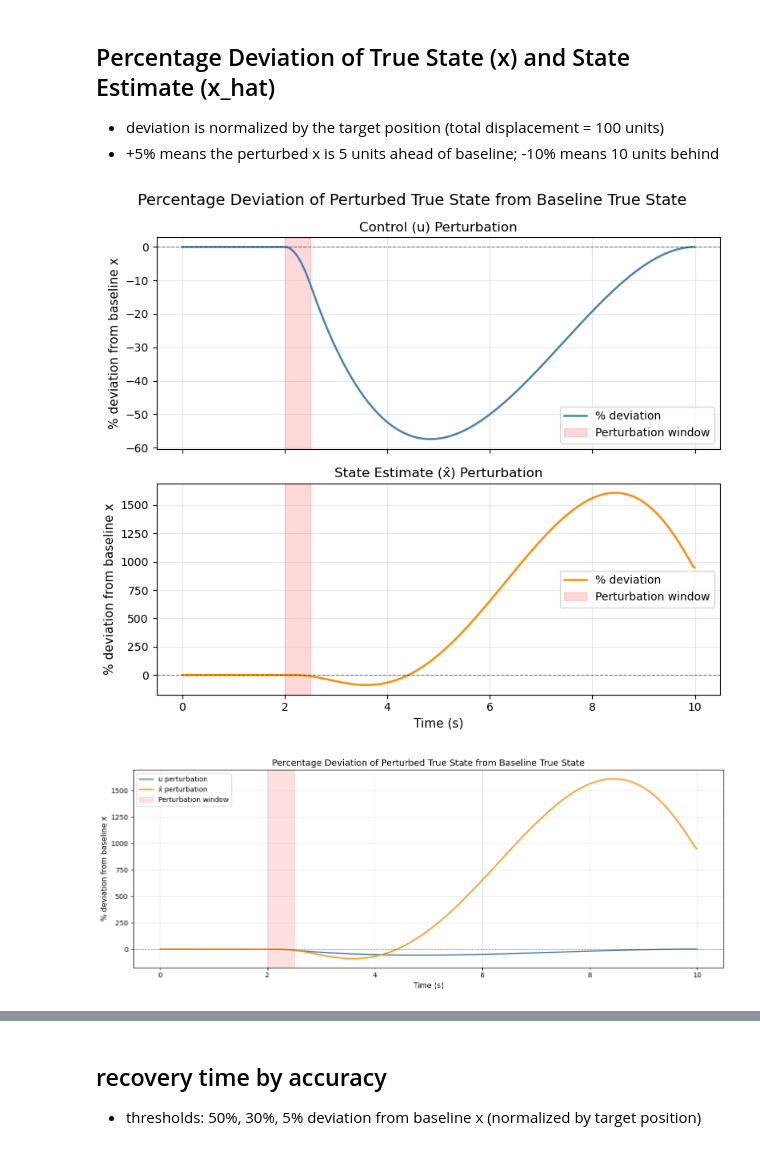
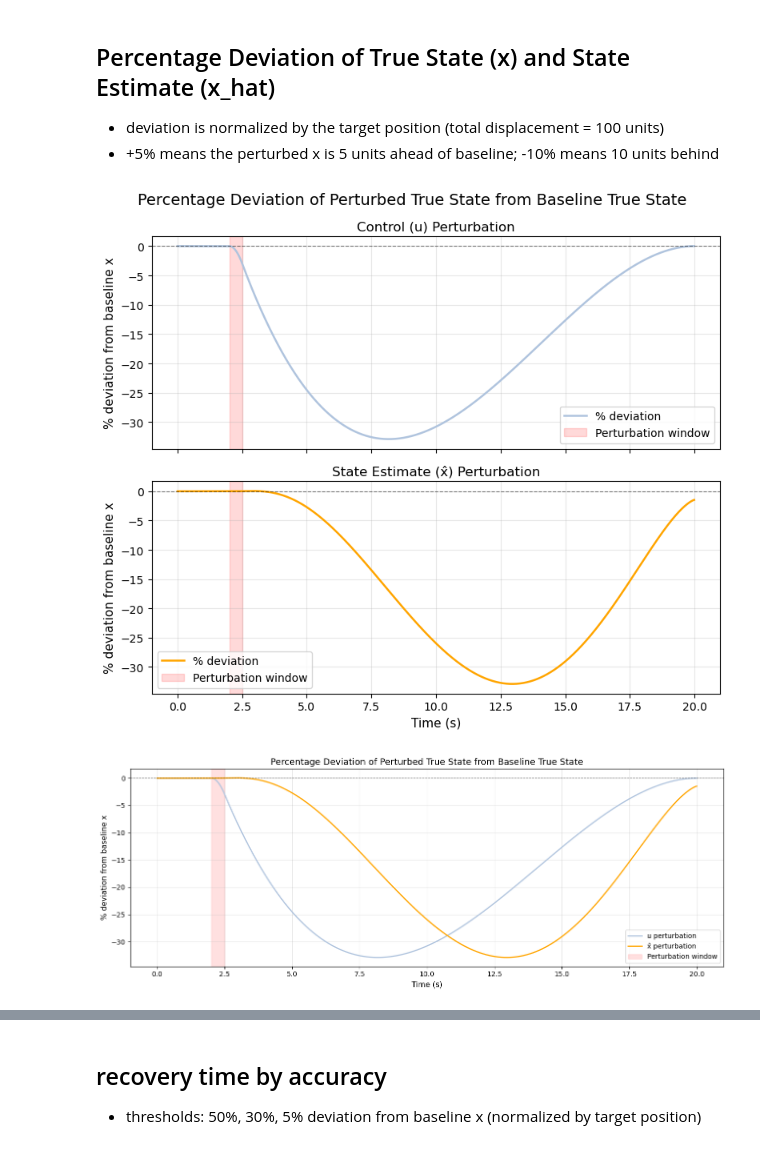
Before and after one commit to emilyekstrum/cerebellar_LQG_control, a Jupyter notebook: notebooks/lqg_model_1d.ipynb, the cells around one changed output, grey strips where cells are left out. Saved outputs shown, nothing was run; the diff lists cells and outputs as text; code cells hidden in the pictures.

Commit message:
update pertubation sign on x_hat

```diff
--- a/notebooks/lqg_model_1d.ipynb
+++ b/notebooks/lqg_model_1d.ipynb
@@ -16,7 +16,7 @@ from model import lqg_model
 ## Initialize LQG Model with Parameters
 # %%
 # define horizon (number of time steps)
-horizon = 1000
+horizon = 2000
 
 # target position
 T_p = 100
@@ -185,7 +185,7 @@ perturbation_end = 250
 
 # per-dimension control perturbation magnitude
 # 1D model: single acceleration axis (ax)
-u_pert_magnitude = -100  # ax perturbation
+u_pert_magnitude = -25 # ax perturbation
 
 # same noise as baseline for comparison
 v_noise = baseline_data['noise']['v']
@@ -278,14 +278,12 @@ from scipy.optimize import brentq
 xhat_pulse_duration = 50
 _xhat_pulse_end = min(perturbation_start + xhat_pulse_duration, horizon)
 
-# calibrate xhat perturbation magnitude to match target |x deviation| at perturbation_end
-target_x_dev_mag = abs(x_u_pert[perturbation_end] - x_baseline[perturbation_end])
-print(f"Target |x deviation| at t={perturbation_end}: {target_x_dev_mag:.4f}  (from u perturbation)")
-print(f"  u perturbation x dev: {x_u_pert[perturbation_end] - x_baseline[perturbation_end]:.4f}  (negative: x fell behind)")
+# calibrate xhat perturbation so peak |x deviation from baseline| matches u perturbation's peak
+target_x_dev_mag = np.max(np.abs(x_u_pert - x_baseline))
+print(f"Target peak |x deviation|: {target_x_dev_mag:.4f}  (peak of u perturbation)")
 
 def _simulate_xhat_pert(offset):
     """run xhat perturbation for a given per-step position bias; return (x_arr, xhat_arr)."""
-
     v_n = baseline_data['noise']['v']
     w_n = baseline_data['noise']['w']
     tgt = np.matrix([[T_p], [T_v]])
@@ -306,7 +304,6 @@ def _simulate_xhat_pert(offset):
         y_tilde   = y - C * xhat_pred
         xhat_next = xhat_pred + lqg_baseline.var['L'][t] * y_tilde
 
-        # apply position offset during pulse window - simulates xhat bias in same direction as u perturbation
         if perturbation_start <= (t + 1) < _xhat_pulse_end:
             xhat_next[0, 0] += offset
 
@@ -320,33 +317,22 @@ def _simulate_xhat_pert(offset):
     return x_arr, xhat_arr
 
 def _deviation_diff(offset):
-    """|x dev| at perturbation_end minus target magnitude; zero when calibrated."""
-
+    """peak |x dev from baseline| after perturbation ends minus target; zero when calibrated."""
     x_arr, _ = _simulate_xhat_pert(offset)
-    # deviation magnitude at perturbation_end
-    dev_mag = abs(x_arr[perturbation_end] - x_baseline[perturbation_end])
+    dev_mag = np.max(np.abs(x_arr[perturbation_end:] - x_baseline[perturbation_end:]))
     return dev_mag - target_x_dev_mag
 
-# Check function values at bounds to ensure they have opposite signs
 f_a = _deviation_diff(-500.0)
 f_b = _deviation_diff(-0.001)
-
 print(f"\nBracket check: f(-500.0) = {f_a:.6f}, f(-0.001) = {f_b:.6f}")
 
 if f_a * f_b < 0:
-    # Opposite signs: root exists, use brentq
     xhat_position_offset = brentq(_deviation_diff, -500.0, -0.001, xtol=1e-6)
 else:
-    # Same sign: try wider bounds
-    f_c = _deviation_diff(-1000.0)
-    if f_c * f_b < 0:
-        xhat_position_offset = brentq(_deviation_diff, -1000.0, -0.001, xtol=1e-6)
-    else:
-        # If still no root, use the offset that minimizes the difference
-        print("No sign change in bracket. Using offset that minimizes deviation difference.")
-        from scipy.optimize import minimize_scalar
-        result = minimize_scalar(lambda x: abs(_deviation_diff(x)), bounds=(-1000.0, -0.001), method='bounded')
-        xhat_position_offset = result.x
+    from scipy.optimize import minimize_scalar
+    print("No sign change in bracket. Using offset that minimizes deviation difference.")
+    result = minimize_scalar(lambda x: abs(_deviation_diff(x)), bounds=(-1000.0, -0.001), method='bounded')
+    xhat_position_offset = result.x
 
 print(f"\nCalibrated xhat position offset: {xhat_position_offset:.4f}")
 # %% [output]
@@ -406,8 +391,8 @@ for t in range(perturbation_start, horizon - 1):
     # PERTURBATION: apply bias to xhat only during window
     # after window ends, Kalman corrects freely via LQG framework
     if perturbation_start <= (t + 1) < xhat_pulse_end:
-        xhat_next[0, 0] -= xhat_position_offset * xhat_pos_scale  # position bias
-        xhat_next[1, 0] -= xhat_vel_bias                           # velocity bias
+        xhat_next[0, 0] += xhat_position_offset * xhat_pos_scale  # position bias
+        xhat_next[1, 0] += xhat_vel_bias                           # velocity bias
 
     xhat_xhat_pert_list.append(xhat_next)
 
@@ -578,41 +563,41 @@ pct_dev_xhat = (x_xhat_direct - x_baseline) / T_p * 100  # xhat perturbation
 
 # summary statistics per phase
 phases = {
     'pre-perturbation':   slice(0, perturbation_start),
     'during perturbation': slice(perturbation_start, perturbation_end),
     'post-perturbation':  slice(perturbation_end, horizon),
 }
 
 # plot
 fig, axes = plt.subplots(2, 1, figsize=(8, 7), sharex=True)
 fig.suptitle('Percentage Deviation of Perturbed True State from Baseline True State', fontsize=14)
 
 for ax, pct_dev, label, color in zip(
     axes,
     [pct_dev_u, pct_dev_xhat],
     ['Control (u) Perturbation', 'State Estimate (x̂) Perturbation'],
-    ['steelblue', 'darkorange'],
+    ['lightsteelblue', 'orange'],
 ):
     ax.plot(time, pct_dev, color=color, linewidth=1.8, label='% deviation')
     ax.axhline(0, color='k', linewidth=0.8, linestyle='--', alpha=0.5)
     ax.axvspan(perturbation_start * dt, perturbation_end * dt,
                alpha=0.15, color='red', label='Perturbation window')
     ax.set_ylabel('% deviation from baseline x', fontsize=11)
     ax.set_title(label)
     ax.legend(fontsize=10)
     ax.grid(True, alpha=0.3)
 
 axes[-1].set_xlabel('Time (s)', fontsize=11)
 plt.tight_layout()
 plt.show()
 # %% [output]
-[figure, old version]
+[figure, new version]
 # %%
 # overlay plot: both perturbations on the same axes for direct comparison
 fig, ax = plt.subplots(figsize=(13, 5))
 
-ax.plot(time, pct_dev_u,    color="steelblue",  linewidth=1.8, label="u perturbation")
-ax.plot(time, pct_dev_xhat, color="darkorange",  linewidth=1.8, label="x̂ perturbation")
+ax.plot(time, pct_dev_u,    color="lightsteelblue",  linewidth=1.8, label="u perturbation")
+ax.plot(time, pct_dev_xhat, color="orange",  linewidth=1.8, label="x̂ perturbation")
 ax.axhline(0, color="k", linewidth=0.8, linestyle="--", alpha=0.5)
 ax.axvspan(perturbation_start * dt, perturbation_end * dt,
            alpha=0.12, color="red", label="Perturbation window")
@@ -625,7 +610,7 @@ ax.grid(True, alpha=0.3)
 plt.tight_layout()
 plt.show()
 # %% [output]
-[figure, old version]
+[figure, new version]
 # %%
 # percent error at perturbation window end in a table format
 summary_df = pd.DataFrame({
```
Also changed, not shown: parts of 10 cells of this notebook.
